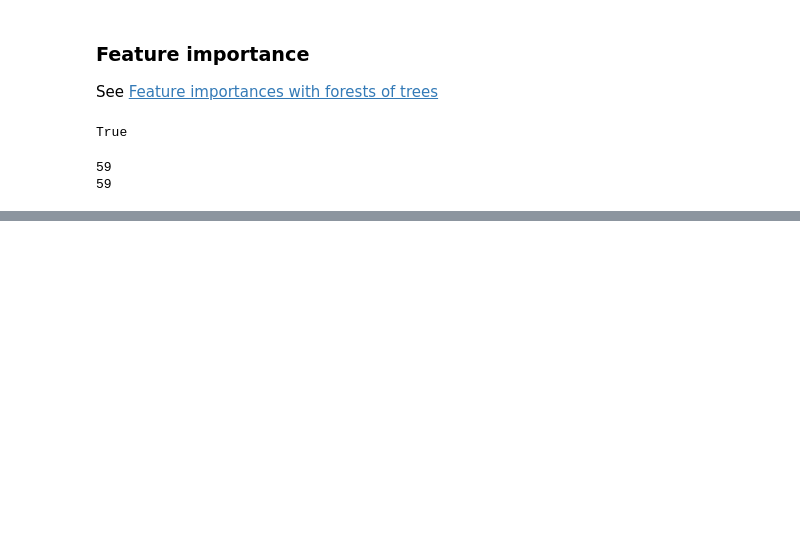
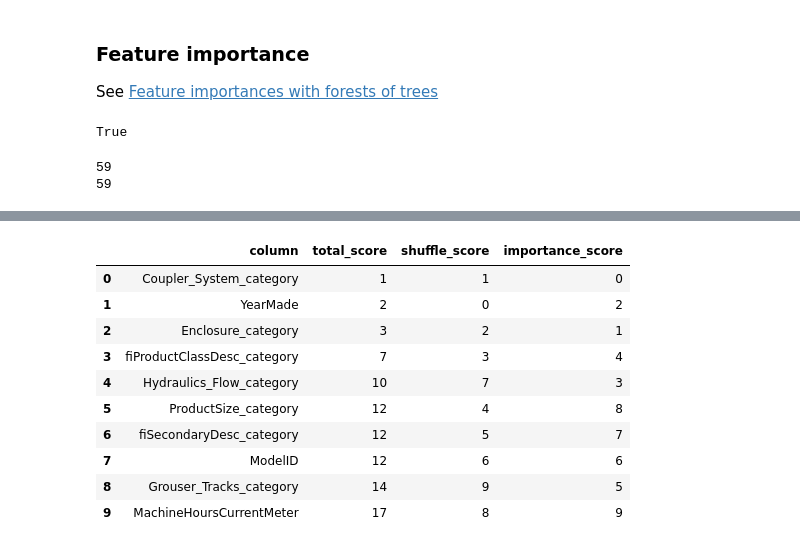
Before and after one commit to bogeholm/fastai-intro-to-ml, a Jupyter notebook: 3-performance-validation-and-model-interpretation.ipynb, the cells around one changed output, grey strips where cells are left out. Cells and saved outputs as stored; diff of their text form; code cells hidden in the pictures; blank space fills up the shorter version.

Commit message:
Run model with reduced dataset

```diff
--- a/3-performance-validation-and-model-interpretation.ipynb
+++ b/3-performance-validation-and-model-interpretation.ipynb
@@ -400,0 +420,37 @@ ax.xaxis.set_tick_params(rotation=45)
+# %%
+def score_and_sort(strlist):
+    """ Return 'strlist' sorted alphabetically along with an index list
+        of the order in which the strings appeared
+    """
+    sorter = np.argsort(strlist)
+    indices = np.arange(len(strlist))
+    return strlist[sorter], indices[sorter]
+# %%
+resdict = OrderedDict()
+
+# You have to love Python, really
+resdict['column'], resdict['shuffle_score'] = score_and_sort(df_shuf['column'].values)
+_, resdict['importance_score'] = score_and_sort(df_imp['column'].values)
+df_score = pd.DataFrame(resdict)
+
+# Total score is the sum, lower is better
+df_score['total_score'] = df_score['shuffle_score'] + df_score['importance_score']
+# Reorder columns
+df_score = df_score[['column', 'total_score', 'shuffle_score', 'importance_score']]
+# Sort by total score and reset index
+df_score.sort_values(['total_score', 'shuffle_score', 'importance_score'], inplace=True)
+df_score.reset_index(inplace=True, drop=True)
+
+df_score.head(10)
+# %% [output]
+|  | column | total_score | shuffle_score | importance_score |
+| 0 | Coupler_System_category | 1 | 1 | 0 |
+| 1 | YearMade | 2 | 0 | 2 |
+| 2 | Enclosure_category | 3 | 2 | 1 |
+| 3 | fiProductClassDesc_category | 7 | 3 | 4 |
+| 4 | Hydraulics_Flow_category | 10 | 7 | 3 |
+| 5 | ProductSize_category | 12 | 4 | 8 |
+| 6 | fiSecondaryDesc_category | 12 | 5 | 7 |
+| 7 | ModelID | 12 | 6 | 6 |
+| 8 | Grouser_Tracks_category | 14 | 9 | 5 |
+| 9 | MachineHoursCurrentMeter | 17 | 8 | 9 |
```
Also changed, not shown: parts of 21 cells of this notebook.
